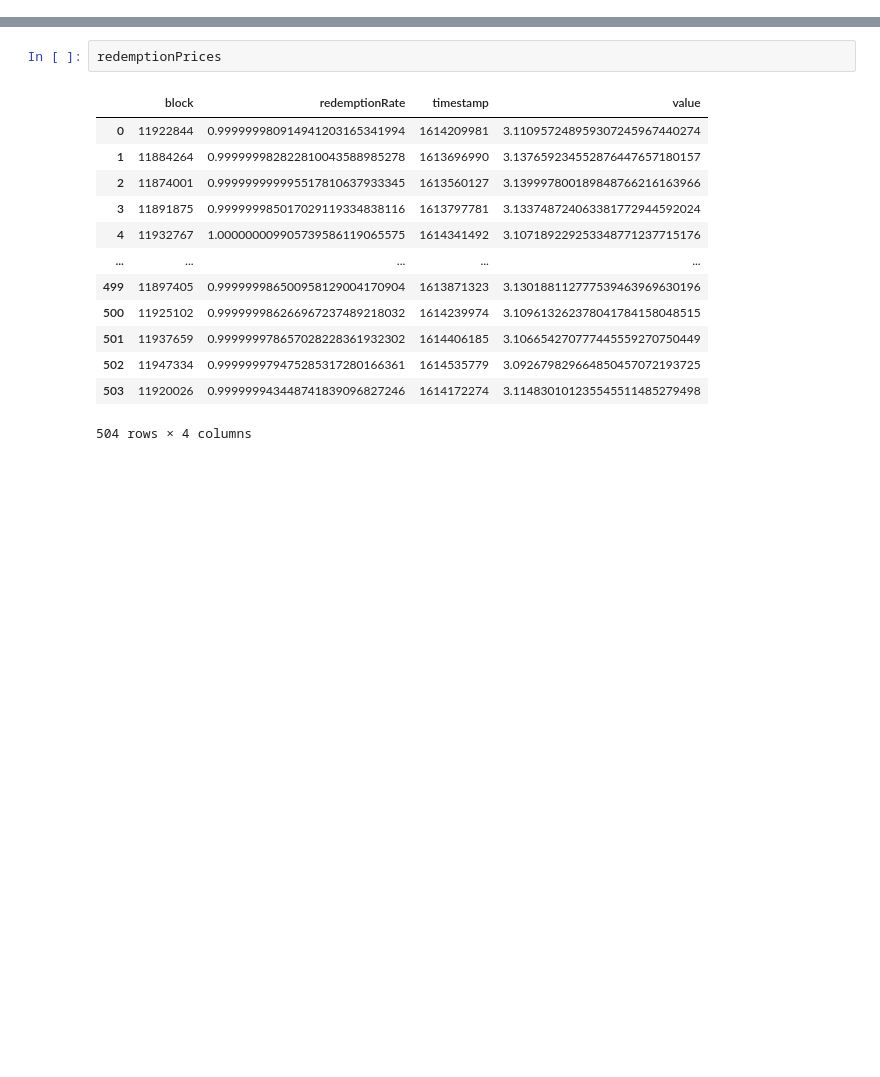
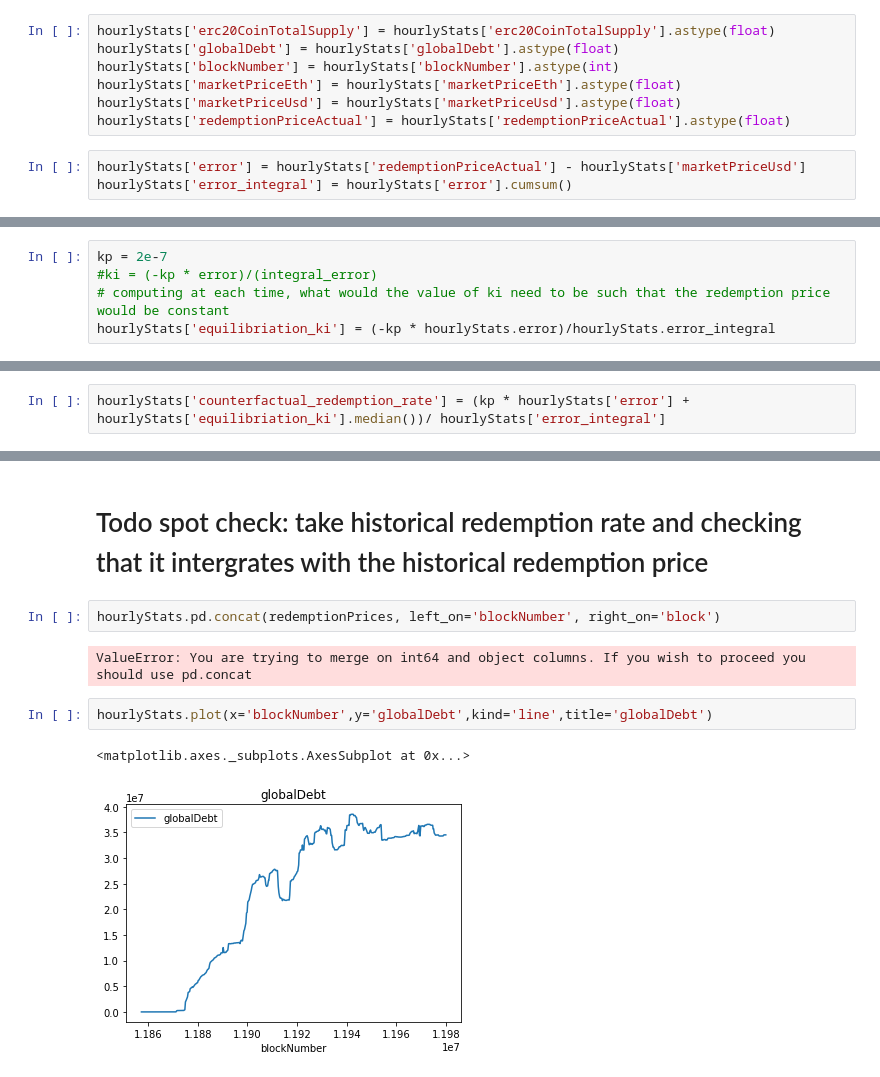
Before and after one commit to BlockScience/reflexer, a Jupyter notebook: notebooks/analysis/TheGraphDataAccess.ipynb, the cells around one changed output, grey strips where cells are left out. Drawn from its saved outputs; the diff is of its cells as text; blank space fills up the shorter version.

```diff
--- a/notebooks/analysis/TheGraphDataAccess.ipynb
+++ b/notebooks/analysis/TheGraphDataAccess.ipynb
@@ -4,0 +95,10 @@ quick explore of the RAI SAFE data
+# %%
+hourlyStats['erc20CoinTotalSupply'] = hourlyStats['erc20CoinTotalSupply'].astype(float)
+hourlyStats['globalDebt'] = hourlyStats['globalDebt'].astype(float)
+hourlyStats['blockNumber'] = hourlyStats['blockNumber'].astype(int)
+hourlyStats['marketPriceEth'] = hourlyStats['marketPriceEth'].astype(float)
+hourlyStats['marketPriceUsd'] = hourlyStats['marketPriceUsd'].astype(float)
+hourlyStats['redemptionPriceActual'] = hourlyStats['redemptionPriceActual'].astype(float)
+# %%
+hourlyStats['error'] = hourlyStats['redemptionPriceActual'] - hourlyStats['marketPriceUsd']
+hourlyStats['error_integral'] = hourlyStats['error'].cumsum()
@@ -4,0 +136,5 @@ quick explore of the RAI SAFE data
+# %%
+kp = 2e-7
+#ki = (-kp * error)/(integral_error)
+# computing at each time, what would the value of ki need to be such that the redemption price would be constant
+hourlyStats['equilibriation_ki'] = (-kp * hourlyStats.error)/hourlyStats.error_integral
@@ -4,0 +156,2 @@ quick explore of the RAI SAFE data
+# %%
+hourlyStats['counterfactual_redemption_rate'] = (kp * hourlyStats['error'] + hourlyStats['equilibriation_ki'].median())/ hourlyStats['error_integral']
@@ -82,16 +210,11 @@ total 504
-# %%
-redemptionPrices
-# %% [output]
-|  | block | redemptionRate | timestamp | value |
-| 0 | 11922844 | 0.999999980914941203165341994 | 1614209981 | 3.110957248959307245967440274 |
-| 1 | 11884264 | 0.999999982822810043588985278 | 1613696990 | 3.137659234552876447657180157 |
-| 2 | 11874001 | 0.999999999995517810637933345 | 1613560127 | 3.139997800189848766216163966 |
-| 3 | 11891875 | 0.999999985017029119334838116 | 1613797781 | 3.133748724063381772944592024 |
-| 4 | 11932767 | 1.000000009905739586119065575 | 1614341492 | 3.107189229253348771237715176 |
-| ... | ... | ... | ... | ... |
-| 499 | 11897405 | 0.999999986500958129004170904 | 1613871323 | 3.130188112777539463969630196 |
-| 500 | 11925102 | 0.999999986266967237489218032 | 1614239974 | 3.109613262378041784158048515 |
-| 501 | 11937659 | 0.999999978657028228361932302 | 1614406185 | 3.106654270777445559270750449 |
-| 502 | 11947334 | 0.999999979475285317280166361 | 1614535779 | 3.092679829664850457072193725 |
-| 503 | 11920026 | 0.999999943448741839096827246 | 1614172274 | 3.114830101235545511485279498 |
-504 rows × 4 columns
+# %% [markdown]
+# Todo spot check: take historical redemption rate and checking that it intergrates with the historical redemption price
+# %%
+hourlyStats.pd.concat(redemptionPrices, left_on='blockNumber', right_on='block')
+# %% [output]
+ValueError: You are trying to merge on int64 and object columns. If you wish to proceed you should use pd.concat
+# %%
+hourlyStats.plot(x='blockNumber',y='globalDebt',kind='line',title='globalDebt')
+# %% [output]
+<matplotlib.axes._subplots.AxesSubplot at 0x...>
+[figure, added]
```
Also changed, not shown: parts of 38 cells of this notebook, 16 other files.
